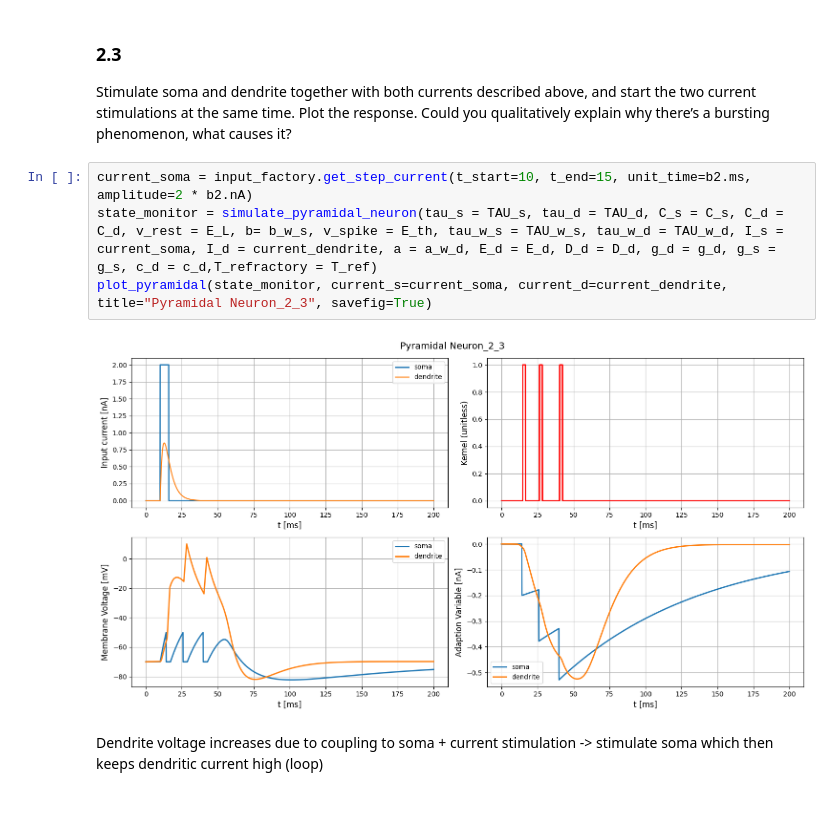
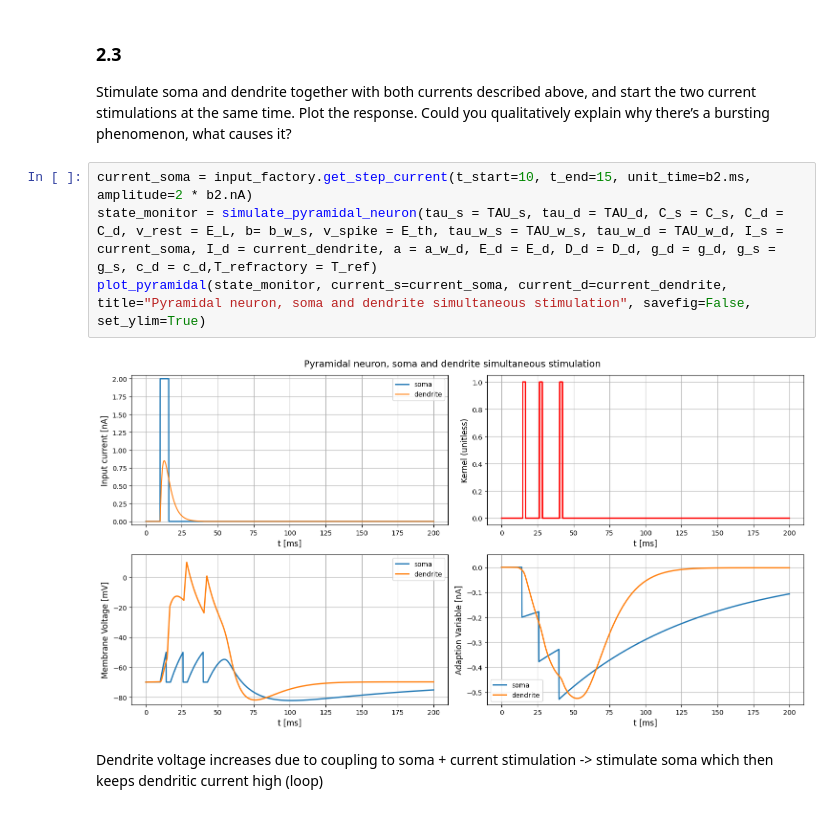
Before and after one commit to lniederhauser/neuronal_dynamics_miniproject, a Jupyter notebook: main.ipynb, the cells around one changed output. Cells and saved outputs as stored; diff of their text form.

```diff
--- a/main.ipynb
+++ b/main.ipynb
@@ -236,9 +238,9 @@ Stimulate soma and dendrite together with both currents described above, and sta
 # %%
 current_soma = input_factory.get_step_current(t_start=10, t_end=15, unit_time=b2.ms, amplitude=2 * b2.nA)
 state_monitor = simulate_pyramidal_neuron(tau_s = TAU_s, tau_d = TAU_d, C_s = C_s, C_d = C_d, v_rest = E_L, b= b_w_s, v_spike = E_th, tau_w_s = TAU_w_s, tau_w_d = TAU_w_d, I_s = current_soma, I_d = current_dendrite, a = a_w_d, E_d = E_d, D_d = D_d, g_d = g_d, g_s = g_s, c_d = c_d,T_refractory = T_ref)
-plot_pyramidal(state_monitor, current_s=current_soma, current_d=current_dendrite, title="Pyramidal Neuron_2_3", savefig=True)
+plot_pyramidal(state_monitor, current_s=current_soma, current_d=current_dendrite, title="Pyramidal neuron, soma and dendrite simultaneous stimulation", savefig=False, set_ylim=True)
 # %% [output]
-[figure, old version]
+[figure, new version]
 # %% [markdown]
 Dendrite voltage increases due to coupling to soma + current stimulation -> stimulate soma which then keeps dendritic current high (loop)
 # %% [markdown]
```
Also changed, not shown: parts of 11 cells of this notebook, 2 other files.
